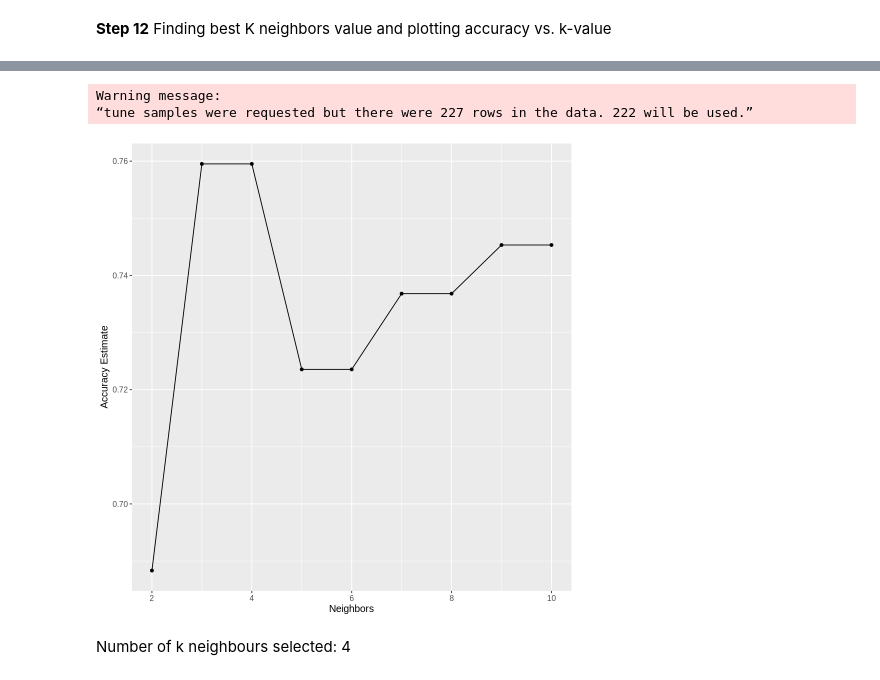
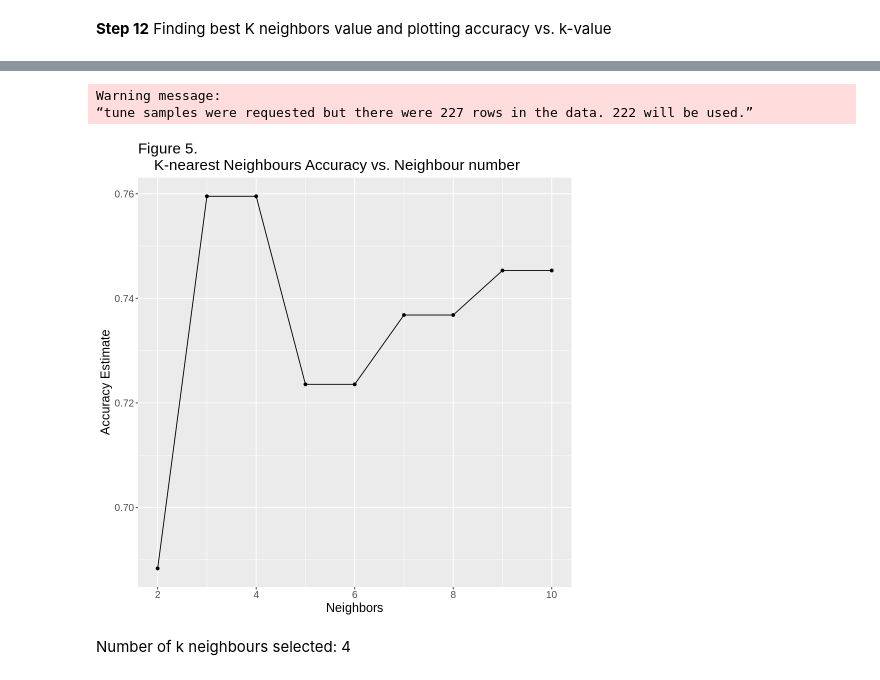
Before and after one commit to lovey155/Project-Proposal-Group-27, a Jupyter notebook: Polished Final Report.ipynb, the cells around one changed output, grey strips where cells are left out. Cells and saved outputs as stored; diff of their text form; code cells hidden in the pictures.

```diff
--- a/Polished Final Report.ipynb
+++ b/Polished Final Report.ipynb
@@ -443,35 +415,37 @@ recipe <- recipe(diagnosis ~., data = heart_select_scale) |>
                         step_scale(all_numeric()) |>
                         step_center(all_numeric()) |>
     step_dummy(chest_pain, exercise_induced_angina, ST_slope, rest_ecg, sex)
 
 fit <- workflow() |>
                     add_recipe(recipe) |>
                     add_model(knn_spec) |>
                     fit(data = heart_select_scale)
 
 train_vfold <- vfold_cv(heart_select_scale, v = 10, strata = diagnosis)
 
 k_lots <- tibble(neighbors = seq(from = 2, to = 10, by = 1))
 
 knn_results <- workflow() |>
   add_recipe(recipe) |>
   add_model(knn_spec) |>
   tune_grid(resamples = train_vfold, grid = k_lots) |>
   collect_metrics()
 
 accuracies <- knn_results |>
   filter(.metric == "accuracy")
 
 cross_val_plot <- ggplot(accuracies, aes(x = neighbors, y = mean)) +
   geom_point() +
   geom_line() +
   labs(x = "Neighbors", y = "Accuracy Estimate") +
-  theme(text = element_text(size = 12))
+  theme(text = element_text(size = 15)) +
+    ggtitle("Figure 5.
+    K-nearest Neighbours Accuracy vs. Neighbour number")
 cross_val_plot
 # %% [output]
 Warning message:
 “tune samples were requested but there were 227 rows in the data. 222 will be used.”
-[figure, old version]
+[figure, new version]
 # %% [markdown]
 Number of k neighbours selected: 4
 # %% [markdown]
```
Also changed, not shown: parts of 16 cells of this notebook.
